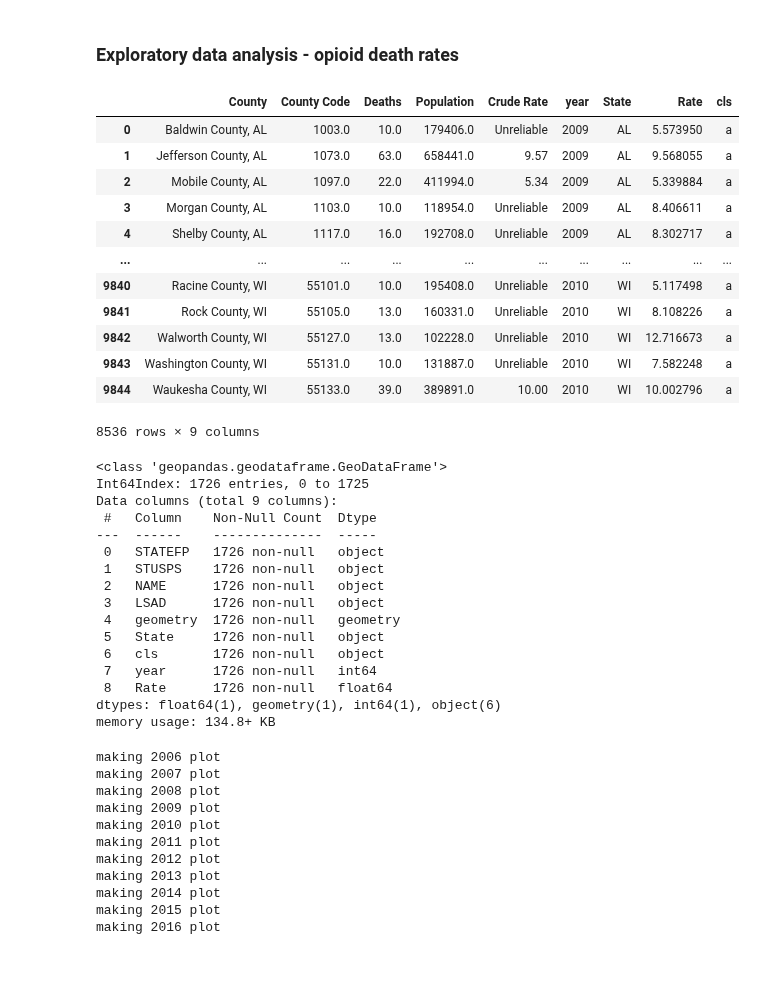
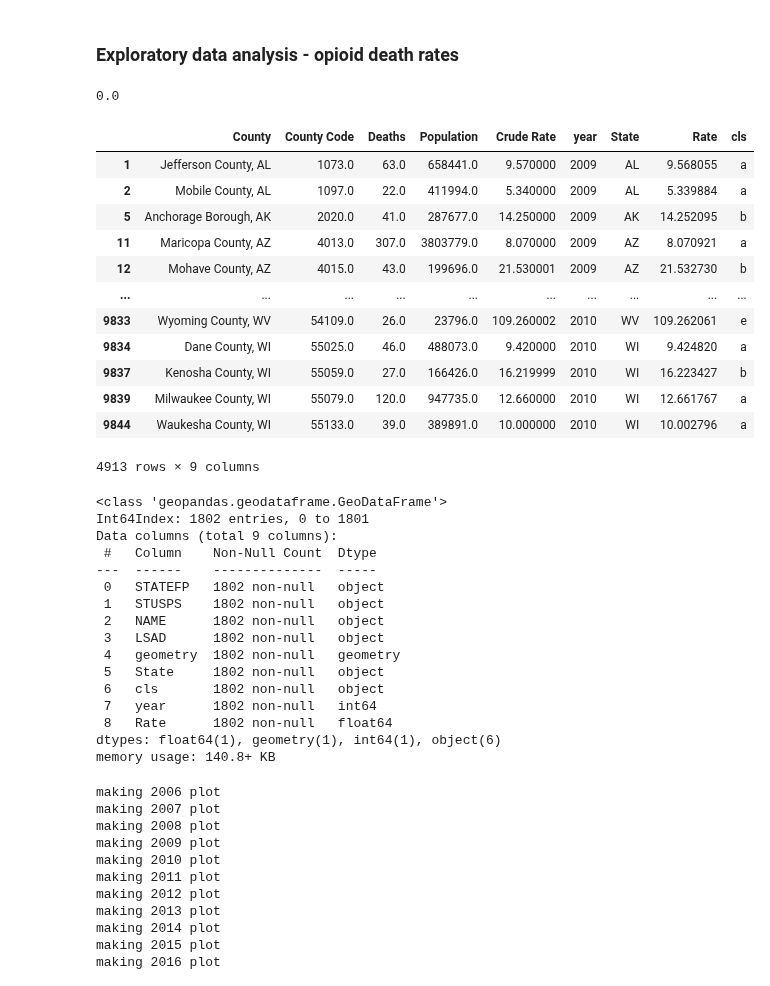
Before and after one commit to Ludougan123234/624-project, a Jupyter notebook: exp_opioid randy.ipynb, the cells around one changed output. Saved outputs shown, nothing was run; the diff lists cells and outputs as text; code cells hidden in the pictures.

```diff
--- a/exp_opioid randy.ipynb
+++ b/exp_opioid randy.ipynb
@@ -867,51 +884,42 @@ making 2020 plot
+# %%
+death_df.isna().sum().sum() / (death_df.shape[0] * death_df.shape[1])
+# %% [output]
+0.0
 # %%
-death_df = pd.DataFrame()
-
-for file in os.listdir("./data/WONDER"):
-    if file[-3:] == "txt":
-        temp = pd.read_csv(f"./data/WONDER/{file}", sep="\t")
-        temp["year"] = int(file[-8:-4])
-        temp.drop("Notes", axis=1, inplace=True)
-        death_df = pd.concat([temp, death_df], axis=0)
-
-death_df = (
-    death_df.reset_index()
-    .dropna(subset=["County", "County Code", "Deaths", "Population", "Crude Rate"])
-    .drop("index", axis=1)
-)
 death_df['State'] = death_df['County'].apply(lambda x: x.split(', ')[1])
 death_df['Rate'] = (death_df['Deaths'] / death_df['Population']) * 100000
+death_df = death_df.drop(death_df[death_df['Crude Rate'] == "Unreliable"].index)
+death_df['Crude Rate'] = death_df['Crude Rate'].astype("float32")
 
 jnb = JenksNaturalBreaks(5)
-jnb.fit(death_df['Rate'])
+jnb.fit(death_df['Crude Rate'])
 
 # generate a list of strings for the break ranges
 cls = []
 for i in range(len(jnb.breaks_)):
      try:
           a = str(round(jnb.breaks_[i], 1))
           b = str(round(jnb.breaks_[i+1], 1))
           cls.append(f"{a}-{b}")
      except:
           pass
 
-death_df['cls'] = death_df['Rate'].apply(lambda x: "abcde"[jnb.predict(x)])
-
+death_df['cls'] = death_df['Crude Rate'].apply(lambda x: "abcde"[jnb.predict(x)])
 death_df
 # %% [output]
 |  | County | County Code | Deaths | Population | Crude Rate | year | State | Rate | cls |
-| 0 | Baldwin County, AL | 1003.0 | 10.0 | 179406.0 | Unreliable | 2009 | AL | 5.573950 | a |
-| 1 | Jefferson County, AL | 1073.0 | 63.0 | 658441.0 | 9.57 | 2009 | AL | 9.568055 | a |
-| 2 | Mobile County, AL | 1097.0 | 22.0 | 411994.0 | 5.34 | 2009 | AL | 5.339884 | a |
-| 3 | Morgan County, AL | 1103.0 | 10.0 | 118954.0 | Unreliable | 2009 | AL | 8.406611 | a |
-| 4 | Shelby County, AL | 1117.0 | 16.0 | 192708.0 | Unreliable | 2009 | AL | 8.302717 | a |
+| 1 | Jefferson County, AL | 1073.0 | 63.0 | 658441.0 | 9.570000 | 2009 | AL | 9.568055 | a |
+| 2 | Mobile County, AL | 1097.0 | 22.0 | 411994.0 | 5.340000 | 2009 | AL | 5.339884 | a |
+| 5 | Anchorage Borough, AK | 2020.0 | 41.0 | 287677.0 | 14.250000 | 2009 | AK | 14.252095 | b |
+| 11 | Maricopa County, AZ | 4013.0 | 307.0 | 3803779.0 | 8.070000 | 2009 | AZ | 8.070921 | a |
+| 12 | Mohave County, AZ | 4015.0 | 43.0 | 199696.0 | 21.530001 | 2009 | AZ | 21.532730 | b |
 | ... | ... | ... | ... | ... | ... | ... | ... | ... | ... |
-| 9840 | Racine County, WI | 55101.0 | 10.0 | 195408.0 | Unreliable | 2010 | WI | 5.117498 | a |
-| 9841 | Rock County, WI | 55105.0 | 13.0 | 160331.0 | Unreliable | 2010 | WI | 8.108226 | a |
-| 9842 | Walworth County, WI | 55127.0 | 13.0 | 102228.0 | Unreliable | 2010 | WI | 12.716673 | a |
-| 9843 | Washington County, WI | 55131.0 | 10.0 | 131887.0 | Unreliable | 2010 | WI | 7.582248 | a |
-| 9844 | Waukesha County, WI | 55133.0 | 39.0 | 389891.0 | 10.00 | 2010 | WI | 10.002796 | a |
+| 9833 | Wyoming County, WV | 54109.0 | 26.0 | 23796.0 | 109.260002 | 2010 | WV | 109.262061 | e |
+| 9834 | Dane County, WI | 55025.0 | 46.0 | 488073.0 | 9.420000 | 2010 | WI | 9.424820 | a |
+| 9837 | Kenosha County, WI | 55059.0 | 27.0 | 166426.0 | 16.219999 | 2010 | WI | 16.223427 | b |
+| 9839 | Milwaukee County, WI | 55079.0 | 120.0 | 947735.0 | 12.660000 | 2010 | WI | 12.661767 | a |
+| 9844 | Waukesha County, WI | 55133.0 | 39.0 | 389891.0 | 10.000000 | 2010 | WI | 10.002796 | a |
-8536 rows × 9 columns
+4913 rows × 9 columns
 # %%
 # 1. Create a complete list of state-year combinations
 all_states = sgdf["STUSPS"].unique()
@@ -937,21 +945,21 @@ death_sgdf = sgdf.merge(
 death_sgdf.info()
 # %% [output]
 <class 'geopandas.geodataframe.GeoDataFrame'>
-Int64Index: 1726 entries, 0 to 1725
+Int64Index: 1802 entries, 0 to 1801
 Data columns (total 9 columns):
  #   Column    Non-Null Count  Dtype
 ---  ------    --------------  -----
- 0   STATEFP   1726 non-null   object
- 1   STUSPS    1726 non-null   object
- 2   NAME      1726 non-null   object
- 3   LSAD      1726 non-null   object
- 4   geometry  1726 non-null   geometry
- 5   State     1726 non-null   object
- 6   cls       1726 non-null   object
- 7   year      1726 non-null   int64
- 8   Rate      1726 non-null   float64
+ 0   STATEFP   1802 non-null   object
+ 1   STUSPS    1802 non-null   object
+ 2   NAME      1802 non-null   object
+ 3   LSAD      1802 non-null   object
+ 4   geometry  1802 non-null   geometry
+ 5   State     1802 non-null   object
+ 6   cls       1802 non-null   object
+ 7   year      1802 non-null   int64
+ 8   Rate      1802 non-null   float64
 dtypes: float64(1), geometry(1), int64(1), object(6)
-memory usage: 134.8+ KB
+memory usage: 140.8+ KB
 # %%
 # https://stackoverflow.com/questions/67575936/moving-alaska-and-hawaii-in-geopandas-for-choropleths
 vmin = death_sgdf["Rate"].min()
```
Also changed, not shown: parts of 25 cells of this notebook, 2 other files.
